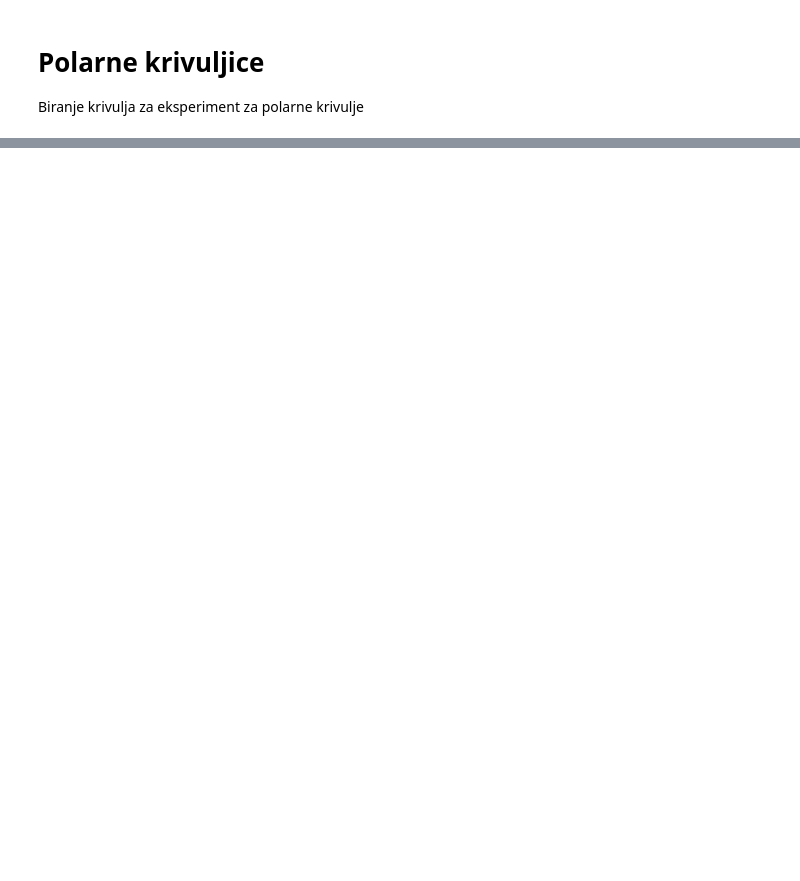
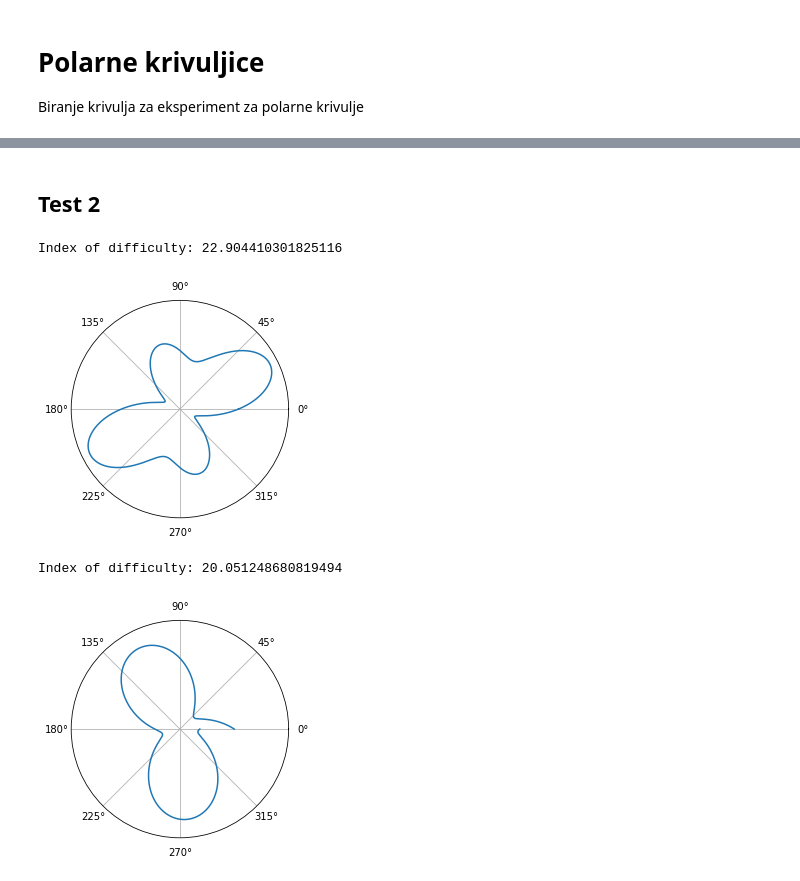
Before and after one commit to ivanazuzic/Efficiency-of-dragging-gestures, a Jupyter notebook: playground/Polarne krivuljice.ipynb, the cells around one changed output, grey strips where cells are left out. Cells and saved outputs as stored; diff of their text form; code cells hidden in the pictures; blank space fills up the shorter version.

```diff
--- a/playground/Polarne krivuljice.ipynb
+++ b/playground/Polarne krivuljice.ipynb
@@ -41,0 +155,10 @@ plot_function(f)
+# %% [markdown]
+## Test 2
+# %%
+plot_function(make_bean(0.97, 0.79, 3, 1))
+plot_function(make_sin_rosette(0.9, -0.6, 2.3))
+# %% [output]
+Index of difficulty: 22.904410301825116
+[figure, added]
+Index of difficulty: 20.051248680819494
+[figure, added]
```
Also changed, not shown: parts of 16 cells of this notebook.
